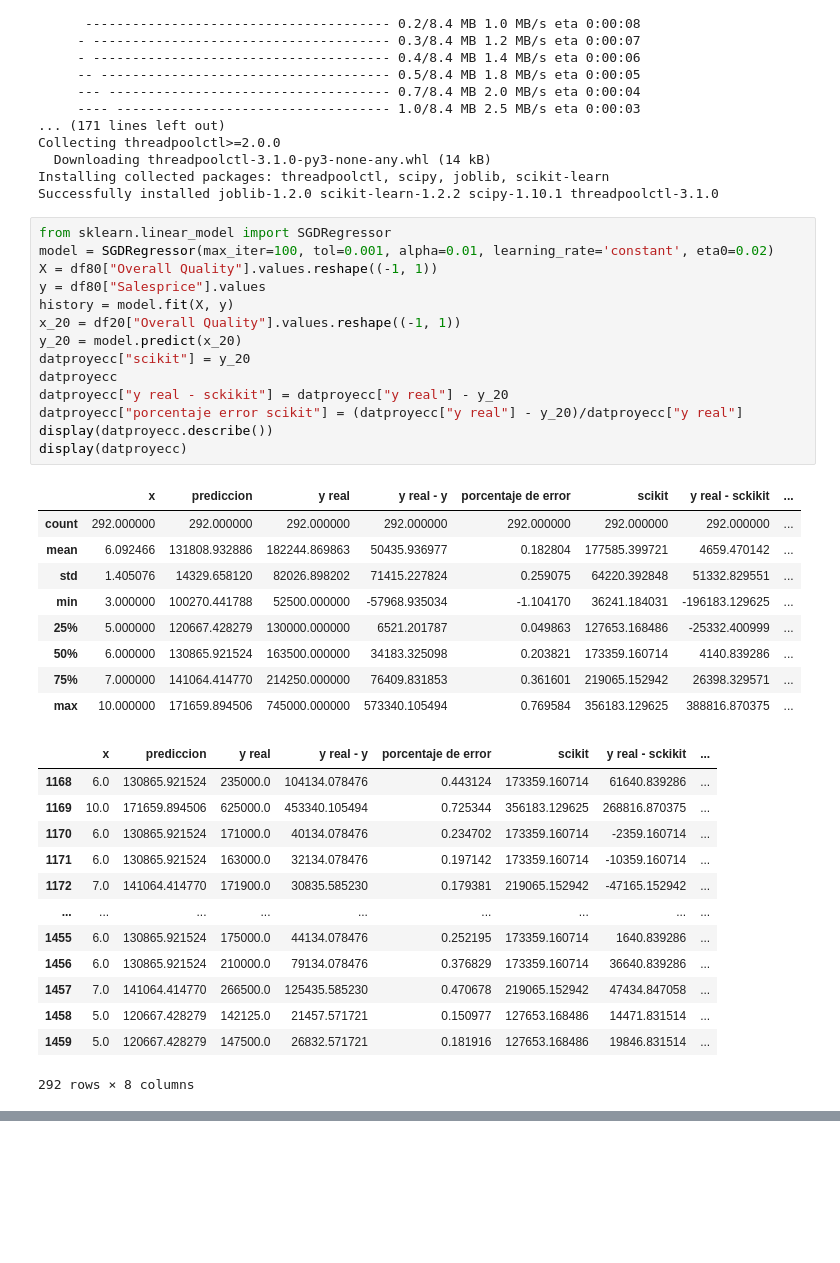
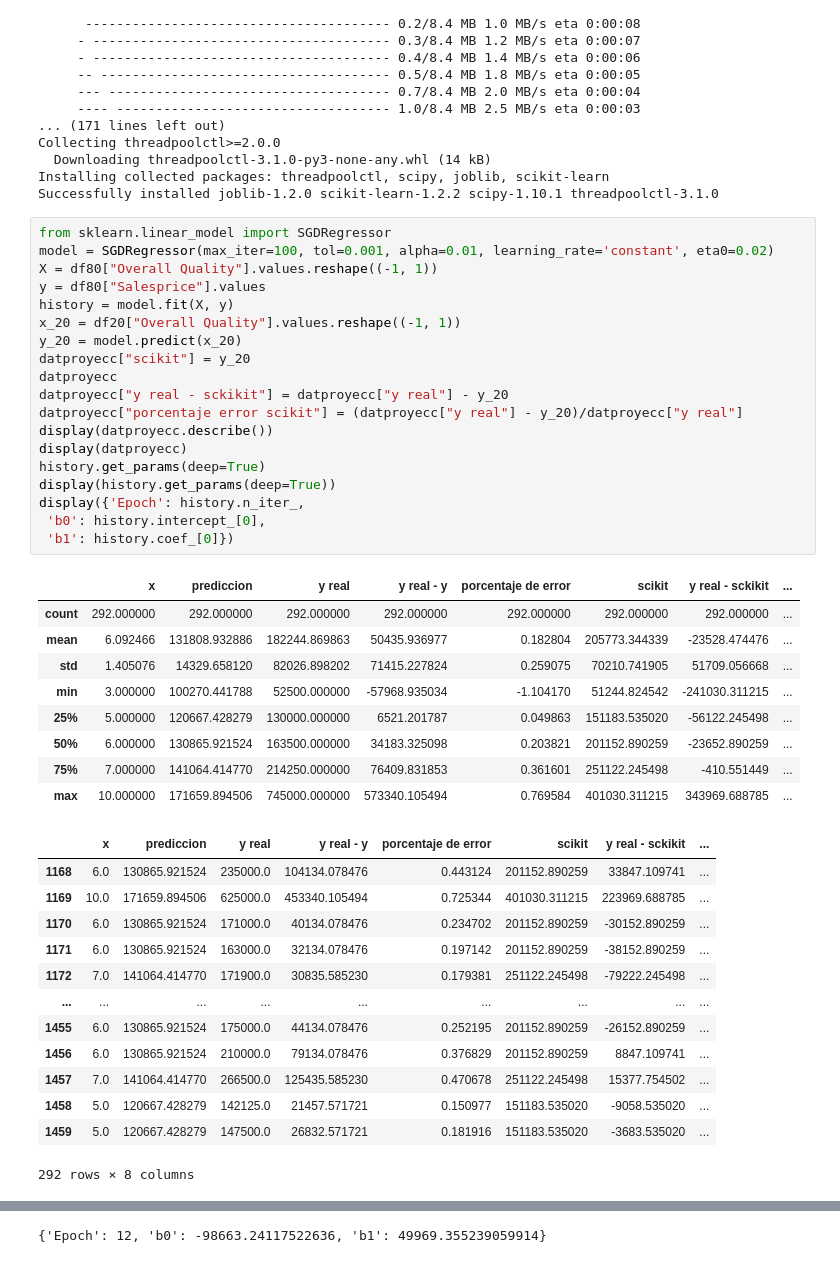
Before and after one commit to Senryo1/proyecto, a Jupyter notebook: proyecto.ipynb, the cells around one changed output, grey strips where cells are left out. Cells and saved outputs as stored; diff of their text form; blank space fills up the shorter version.

Commit message:
proyecto terminado con el uso de scikit y entrenamiento, funcion history agregada

```diff
--- a/proyecto.ipynb
+++ b/proyecto.ipynb
@@ -451,37 +451,42 @@ Successfully installed joblib-1.2.0 scikit-learn-1.2.2 scipy-1.10.1 threadpoolct
 # %%
 from sklearn.linear_model import SGDRegressor
 model = SGDRegressor(max_iter=100, tol=0.001, alpha=0.01, learning_rate='constant', eta0=0.02)
 X = df80["Overall Quality"].values.reshape((-1, 1))
 y = df80["Salesprice"].values
 history = model.fit(X, y)
 x_20 = df20["Overall Quality"].values.reshape((-1, 1))
 y_20 = model.predict(x_20)
 datproyecc["scikit"] = y_20
 datproyecc
 datproyecc["y real - sckikit"] = datproyecc["y real"] - y_20
 datproyecc["porcentaje error scikit"] = (datproyecc["y real"] - y_20)/datproyecc["y real"]
 display(datproyecc.describe())
 display(datproyecc)
+history.get_params(deep=True)
+display(history.get_params(deep=True))
+display({'Epoch': history.n_iter_,
+ 'b0': history.intercept_[0],
+ 'b1': history.coef_[0]})
 # %% [output]
 |  | x | prediccion | y real | y real - y | porcentaje de error | scikit | y real - sckikit | ... |
 | count | 292.000000 | 292.000000 | 292.000000 | 292.000000 | 292.000000 | 292.000000 | 292.000000 | ... |
-| mean | 6.092466 | 131808.932886 | 182244.869863 | 50435.936977 | 0.182804 | 177585.399721 | 4659.470142 | ... |
-| std | 1.405076 | 14329.658120 | 82026.898202 | 71415.227824 | 0.259075 | 64220.392848 | 51332.829551 | ... |
-| min | 3.000000 | 100270.441788 | 52500.000000 | -57968.935034 | -1.104170 | 36241.184031 | -196183.129625 | ... |
-| 25% | 5.000000 | 120667.428279 | 130000.000000 | 6521.201787 | 0.049863 | 127653.168486 | -25332.400999 | ... |
-| 50% | 6.000000 | 130865.921524 | 163500.000000 | 34183.325098 | 0.203821 | 173359.160714 | 4140.839286 | ... |
-| 75% | 7.000000 | 141064.414770 | 214250.000000 | 76409.831853 | 0.361601 | 219065.152942 | 26398.329571 | ... |
-| max | 10.000000 | 171659.894506 | 745000.000000 | 573340.105494 | 0.769584 | 356183.129625 | 388816.870375 | ... |
+| mean | 6.092466 | 131808.932886 | 182244.869863 | 50435.936977 | 0.182804 | 205773.344339 | -23528.474476 | ... |
+| std | 1.405076 | 14329.658120 | 82026.898202 | 71415.227824 | 0.259075 | 70210.741905 | 51709.056668 | ... |
+| min | 3.000000 | 100270.441788 | 52500.000000 | -57968.935034 | -1.104170 | 51244.824542 | -241030.311215 | ... |
+| 25% | 5.000000 | 120667.428279 | 130000.000000 | 6521.201787 | 0.049863 | 151183.535020 | -56122.245498 | ... |
+| 50% | 6.000000 | 130865.921524 | 163500.000000 | 34183.325098 | 0.203821 | 201152.890259 | -23652.890259 | ... |
+| 75% | 7.000000 | 141064.414770 | 214250.000000 | 76409.831853 | 0.361601 | 251122.245498 | -410.551449 | ... |
+| max | 10.000000 | 171659.894506 | 745000.000000 | 573340.105494 | 0.769584 | 401030.311215 | 343969.688785 | ... |
 |  | x | prediccion | y real | y real - y | porcentaje de error | scikit | y real - sckikit | ... |
-| 1168 | 6.0 | 130865.921524 | 235000.0 | 104134.078476 | 0.443124 | 173359.160714 | 61640.839286 | ... |
-| 1169 | 10.0 | 171659.894506 | 625000.0 | 453340.105494 | 0.725344 | 356183.129625 | 268816.870375 | ... |
-| 1170 | 6.0 | 130865.921524 | 171000.0 | 40134.078476 | 0.234702 | 173359.160714 | -2359.160714 | ... |
-| 1171 | 6.0 | 130865.921524 | 163000.0 | 32134.078476 | 0.197142 | 173359.160714 | -10359.160714 | ... |
-| 1172 | 7.0 | 141064.414770 | 171900.0 | 30835.585230 | 0.179381 | 219065.152942 | -47165.152942 | ... |
+| 1168 | 6.0 | 130865.921524 | 235000.0 | 104134.078476 | 0.443124 | 201152.890259 | 33847.109741 | ... |
+| 1169 | 10.0 | 171659.894506 | 625000.0 | 453340.105494 | 0.725344 | 401030.311215 | 223969.688785 | ... |
+| 1170 | 6.0 | 130865.921524 | 171000.0 | 40134.078476 | 0.234702 | 201152.890259 | -30152.890259 | ... |
+| 1171 | 6.0 | 130865.921524 | 163000.0 | 32134.078476 | 0.197142 | 201152.890259 | -38152.890259 | ... |
+| 1172 | 7.0 | 141064.414770 | 171900.0 | 30835.585230 | 0.179381 | 251122.245498 | -79222.245498 | ... |
 | ... | ... | ... | ... | ... | ... | ... | ... | ... |
-| 1455 | 6.0 | 130865.921524 | 175000.0 | 44134.078476 | 0.252195 | 173359.160714 | 1640.839286 | ... |
-| 1456 | 6.0 | 130865.921524 | 210000.0 | 79134.078476 | 0.376829 | 173359.160714 | 36640.839286 | ... |
-| 1457 | 7.0 | 141064.414770 | 266500.0 | 125435.585230 | 0.470678 | 219065.152942 | 47434.847058 | ... |
-| 1458 | 5.0 | 120667.428279 | 142125.0 | 21457.571721 | 0.150977 | 127653.168486 | 14471.831514 | ... |
-| 1459 | 5.0 | 120667.428279 | 147500.0 | 26832.571721 | 0.181916 | 127653.168486 | 19846.831514 | ... |
+| 1455 | 6.0 | 130865.921524 | 175000.0 | 44134.078476 | 0.252195 | 201152.890259 | -26152.890259 | ... |
+| 1456 | 6.0 | 130865.921524 | 210000.0 | 79134.078476 | 0.376829 | 201152.890259 | 8847.109741 | ... |
+| 1457 | 7.0 | 141064.414770 | 266500.0 | 125435.585230 | 0.470678 | 251122.245498 | 15377.754502 | ... |
+| 1458 | 5.0 | 120667.428279 | 142125.0 | 21457.571721 | 0.150977 | 151183.535020 | -9058.535020 | ... |
+| 1459 | 5.0 | 120667.428279 | 147500.0 | 26832.571721 | 0.181916 | 151183.535020 | -3683.535020 | ... |
 292 rows × 8 columns
@@ -487,0 +512 @@ display(datproyecc)
+{'Epoch': 12, 'b0': -98663.24117522636, 'b1': 49969.355239059914}
```
Also changed, not shown: parts of 2 cells of this notebook.
